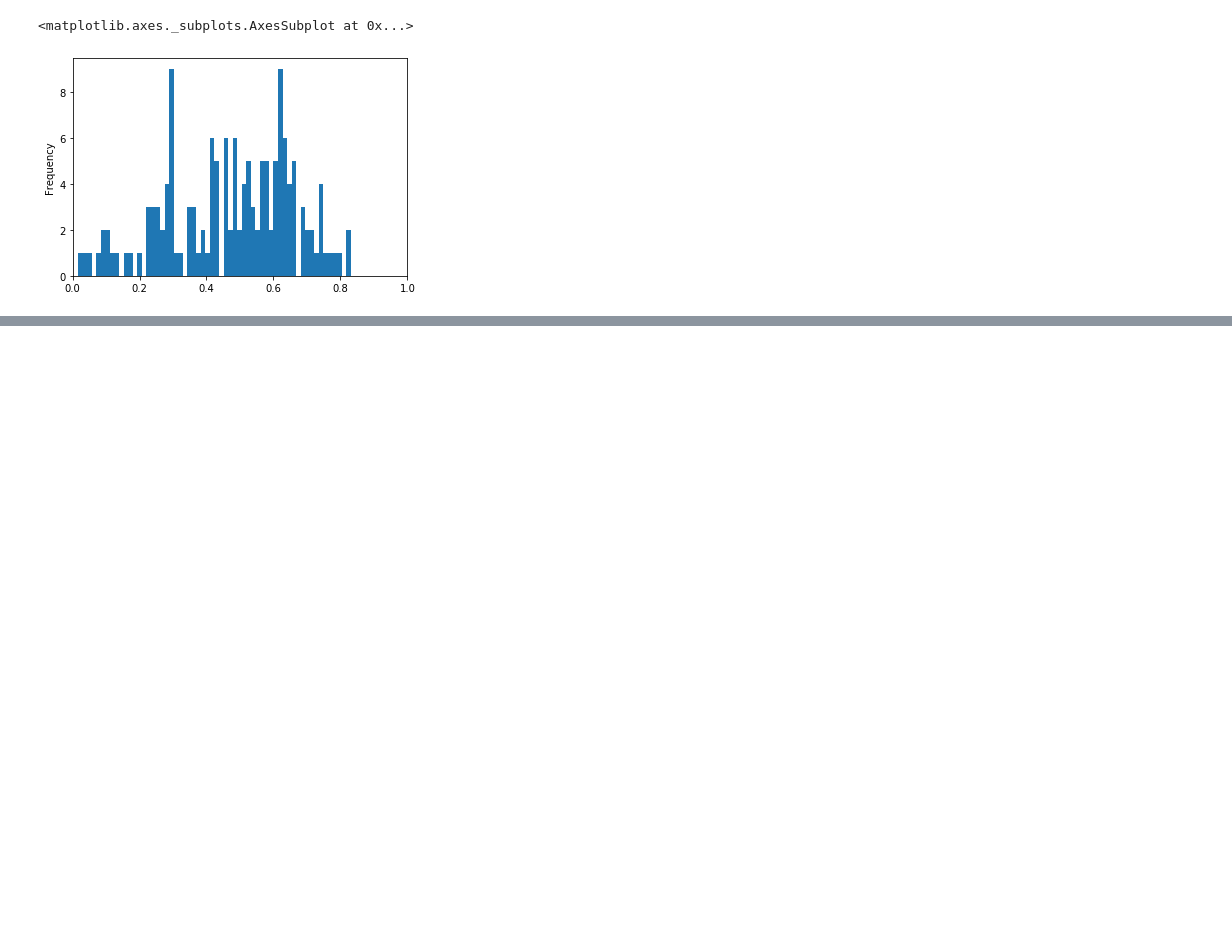
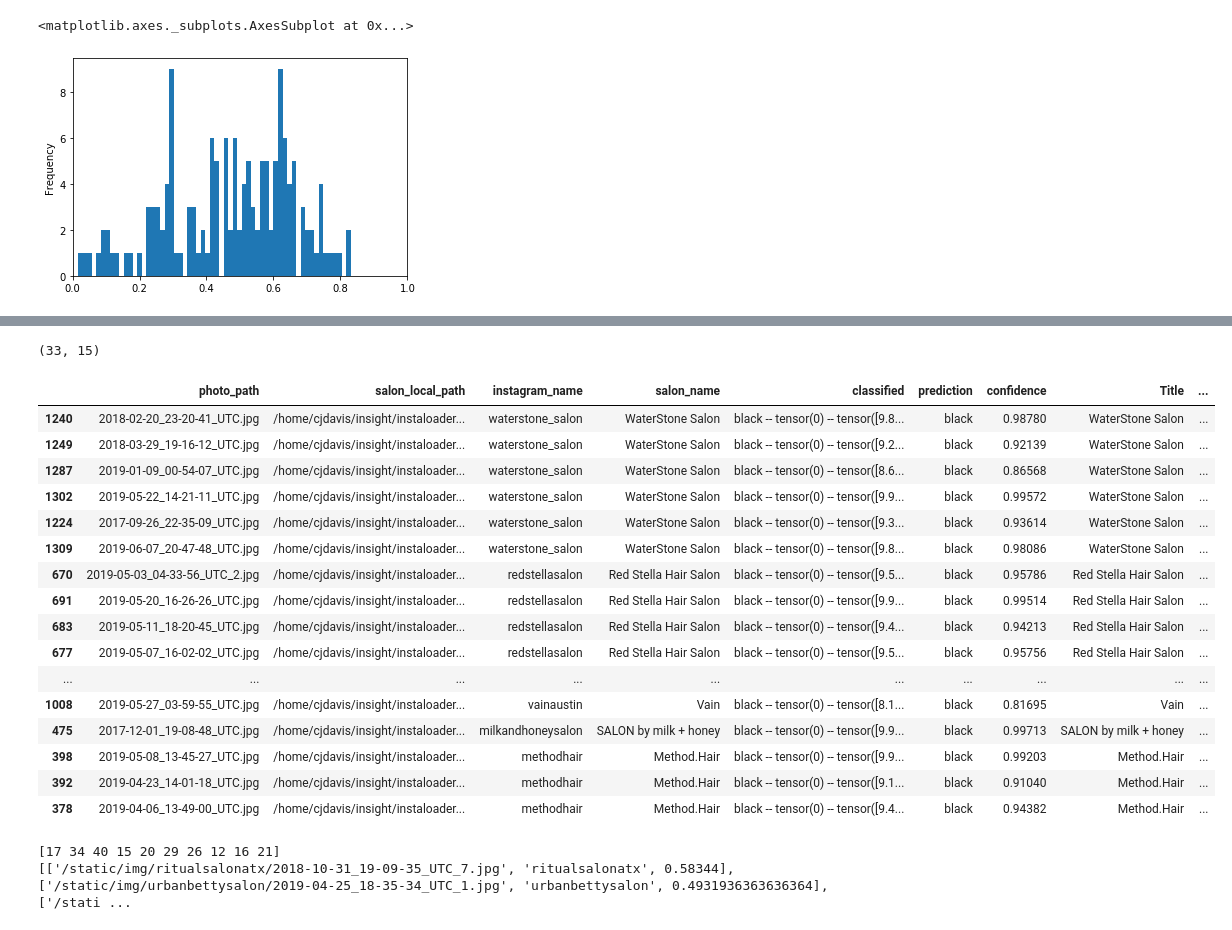
Before and after one commit to cjdavis62/Insight_HairNet, a Jupyter notebook: yelp_reviews/Salon_yelp_db_test.ipynb, the cells around one changed output, grey strips where cells are left out. Saved outputs shown, nothing was run; the diff lists cells and outputs as text; code cells hidden in the pictures; blank space fills up the shorter version.

```diff
--- a/yelp_reviews/Salon_yelp_db_test.ipynb
+++ b/yelp_reviews/Salon_yelp_db_test.ipynb
@@ -172,0 +221,2 @@ sorted_mean_by_Title.final_score.plot.hist(bins = 100, xlim=[0, 1])
+# %%
+insta_data_from_sql.drop(columns=["index"], inplace=True)
@@ -172,0 +232,2 @@ sorted_mean_by_Title.final_score.plot.hist(bins = 100, xlim=[0, 1])
+# %%
+merged_salon_insta = pd.merge(insta_data_from_sql, salon_data_with_insta_df, left_on='salon_name', right_on='Title')
@@ -172,0 +243,2 @@ sorted_mean_by_Title.final_score.plot.hist(bins = 100, xlim=[0, 1])
+# %%
+merged_salon_insta_red = merged_salon_insta[merged_salon_insta.prediction == "black"]
@@ -172,0 +307,44 @@ sorted_mean_by_Title.final_score.plot.hist(bins = 100, xlim=[0, 1])
+# %%
+sorted_merged_salon_insta_red = merged_salon_insta_red.sort_values(by=['final_score'], ascending=False)
+sorted_merged_salon_insta_red_good_score = sorted_merged_salon_insta_red[sorted_merged_salon_insta_red.confidence >= 0.8]
+# %%
+sorted_merged_salon_insta_red_good_score.shape
+# %% [output]
+(33, 15)
+# %%
+sorted_merged_salon_insta_red_good_score.head(50)
+# %% [output]
+|  | photo_path | salon_local_path | instagram_name | salon_name | classified | prediction | confidence | Title | ... |
+| 1240 | 2018-02-20_23-20-41_UTC.jpg | /home/cjdavis/insight/instaloader... | waterstone_salon | WaterStone Salon | black -- tensor(0) -- tensor([9.8... | black | 0.98780 | WaterStone Salon | ... |
+| 1249 | 2018-03-29_19-16-12_UTC.jpg | /home/cjdavis/insight/instaloader... | waterstone_salon | WaterStone Salon | black -- tensor(0) -- tensor([9.2... | black | 0.92139 | WaterStone Salon | ... |
+| 1287 | 2019-01-09_00-54-07_UTC.jpg | /home/cjdavis/insight/instaloader... | waterstone_salon | WaterStone Salon | black -- tensor(0) -- tensor([8.6... | black | 0.86568 | WaterStone Salon | ... |
+| 1302 | 2019-05-22_14-21-11_UTC.jpg | /home/cjdavis/insight/instaloader... | waterstone_salon | WaterStone Salon | black -- tensor(0) -- tensor([9.9... | black | 0.99572 | WaterStone Salon | ... |
+| 1224 | 2017-09-26_22-35-09_UTC.jpg | /home/cjdavis/insight/instaloader... | waterstone_salon | WaterStone Salon | black -- tensor(0) -- tensor([9.3... | black | 0.93614 | WaterStone Salon | ... |
+| 1309 | 2019-06-07_20-47-48_UTC.jpg | /home/cjdavis/insight/instaloader... | waterstone_salon | WaterStone Salon | black -- tensor(0) -- tensor([9.8... | black | 0.98086 | WaterStone Salon | ... |
+| 670 | 2019-05-03_04-33-56_UTC_2.jpg | /home/cjdavis/insight/instaloader... | redstellasalon | Red Stella Hair Salon | black -- tensor(0) -- tensor([9.5... | black | 0.95786 | Red Stella Hair Salon | ... |
+| 691 | 2019-05-20_16-26-26_UTC.jpg | /home/cjdavis/insight/instaloader... | redstellasalon | Red Stella Hair Salon | black -- tensor(0) -- tensor([9.9... | black | 0.99514 | Red Stella Hair Salon | ... |
+| 683 | 2019-05-11_18-20-45_UTC.jpg | /home/cjdavis/insight/instaloader... | redstellasalon | Red Stella Hair Salon | black -- tensor(0) -- tensor([9.4... | black | 0.94213 | Red Stella Hair Salon | ... |
+| 677 | 2019-05-07_16-02-02_UTC.jpg | /home/cjdavis/insight/instaloader... | redstellasalon | Red Stella Hair Salon | black -- tensor(0) -- tensor([9.5... | black | 0.95756 | Red Stella Hair Salon | ... |
+| ... | ... | ... | ... | ... | ... | ... | ... | ... | ... |
+| 1008 | 2019-05-27_03-59-55_UTC.jpg | /home/cjdavis/insight/instaloader... | vainaustin | Vain | black -- tensor(0) -- tensor([8.1... | black | 0.81695 | Vain | ... |
+| 475 | 2017-12-01_19-08-48_UTC.jpg | /home/cjdavis/insight/instaloader... | milkandhoneysalon | SALON by milk + honey | black -- tensor(0) -- tensor([9.9... | black | 0.99713 | SALON by milk + honey | ... |
+| 398 | 2019-05-08_13-45-27_UTC.jpg | /home/cjdavis/insight/instaloader... | methodhair | Method.Hair | black -- tensor(0) -- tensor([9.9... | black | 0.99203 | Method.Hair | ... |
+| 392 | 2019-04-23_14-01-18_UTC.jpg | /home/cjdavis/insight/instaloader... | methodhair | Method.Hair | black -- tensor(0) -- tensor([9.1... | black | 0.91040 | Method.Hair | ... |
+| 378 | 2019-04-06_13-49-00_UTC.jpg | /home/cjdavis/insight/instaloader... | methodhair | Method.Hair | black -- tensor(0) -- tensor([9.4... | black | 0.94382 | Method.Hair | ... |
+# %%
+end_photo_list = []
+number_of_photos = min(10, sorted_merged_salon_insta_red.shape[0])
+indices = np.random.choice(sorted_merged_salon_insta_red.shape[0], size = number_of_photos, replace = False)
+print(indices)
+for index in indices:
+    photo_information = []
+    photo_name = sorted_merged_salon_insta_red.iloc[index][0]
+    photo_location = "/static/img/" + sorted_merged_salon_insta_red.iloc[index][2] + "/" + photo_name
+    instagram_name = sorted_merged_salon_insta_red.iloc[index][2]
+    score = sorted_merged_salon_insta_red.iloc[index][13]
+    photo_information.extend((photo_location, instagram_name, score))
+    end_photo_list.append(photo_information)
+print(end_photo_list)
+# %% [output]
+[17 34 40 15 20 29 26 12 16 21]
+[['/static/img/ritualsalonatx/2018-10-31_19-09-35_UTC_7.jpg', 'ritualsalonatx', 0.58344], ['/static/img/urbanbettysalon/2019-04-25_18-35-34_UTC_1.jpg', 'urbanbettysalon', 0.4931936363636364], ['/stati ...
```
Also changed, not shown: parts of 24 cells of this notebook, 10 other files.
